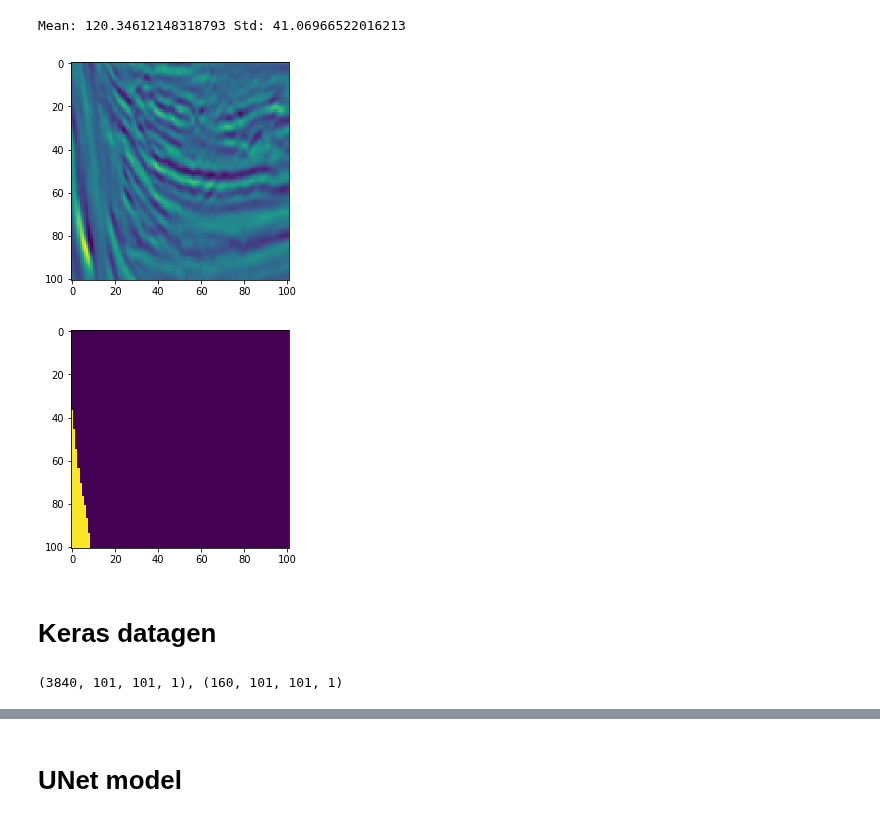
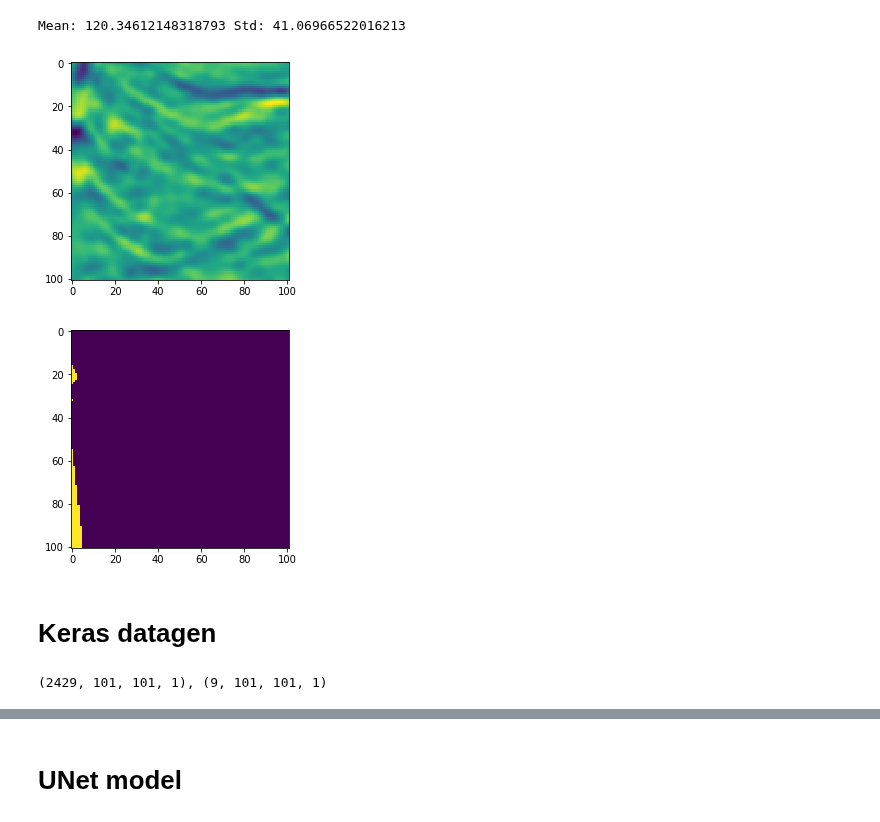
Before and after one commit to douglas125/McLyEdSegmentation, a Jupyter notebook: TGSSeismic.ipynb, the cells around one changed output, grey strips where cells are left out. Drawn from its saved outputs; the diff is of its cells as text; code cells hidden in the pictures.

Commit message:
No-salt train codes

```diff
--- a/TGSSeismic.ipynb
+++ b/TGSSeismic.ipynb
@@ -164,21 +164,27 @@ X_train = X_train/255.0#(X_train-X_train_mean)/(2*X_train_std)
 # %% [output]
 Getting images and masks ...
 Mean: 120.34612148318793 Std: 41.06966522016213
+# %%
+#Run this line to remove samples without salt
+imgWithSaltIDs = [imgId for imgId in range(len(Y_train)) if Y_train[imgId].sum() > 0]
+X_train=X_train[imgWithSaltIDs]
+Y_train=Y_train[imgWithSaltIDs]
+depthVals=depthVals[imgWithSaltIDs]
 # %%
 # Check if training data looks all right
-ix = np.random.randint(0, len(train_ids))
+ix = np.random.randint(0, len(X_train))
 #plt.imshow(np.dstack((X_train[ix],X_train[ix],X_train[ix])))
 plt.imshow(X_train[ix,:,:,0])
 plt.show()
 plt.imshow(Y_train[ix,:,:,0])
 plt.show()
 # %% [output]
-[figure, old version]
+[figure, new version]
-[figure, old version]
+[figure, new version]
 # %% [markdown]
 # Keras datagen
 # %%
-valRatio = 0.04
+valRatio = 0.004
 nVal = int(len(X_train)*valRatio)
 X_val = X_train[0:nVal]
 Y_val = Y_train[0:nVal]
@@ -190,7 +196,7 @@ d_train0 = depthVals[nVal:]
 X_train0.shape
 print('{}, {}'.format(X_train0.shape, X_val.shape))
 # %% [output]
-(3840, 101, 101, 1), (160, 101, 101, 1)
+(2429, 101, 101, 1), (9, 101, 101, 1)
 # %%
 from keras.preprocessing.image import ImageDataGenerator
 
```
Also changed, not shown: parts of 26 cells of this notebook.
